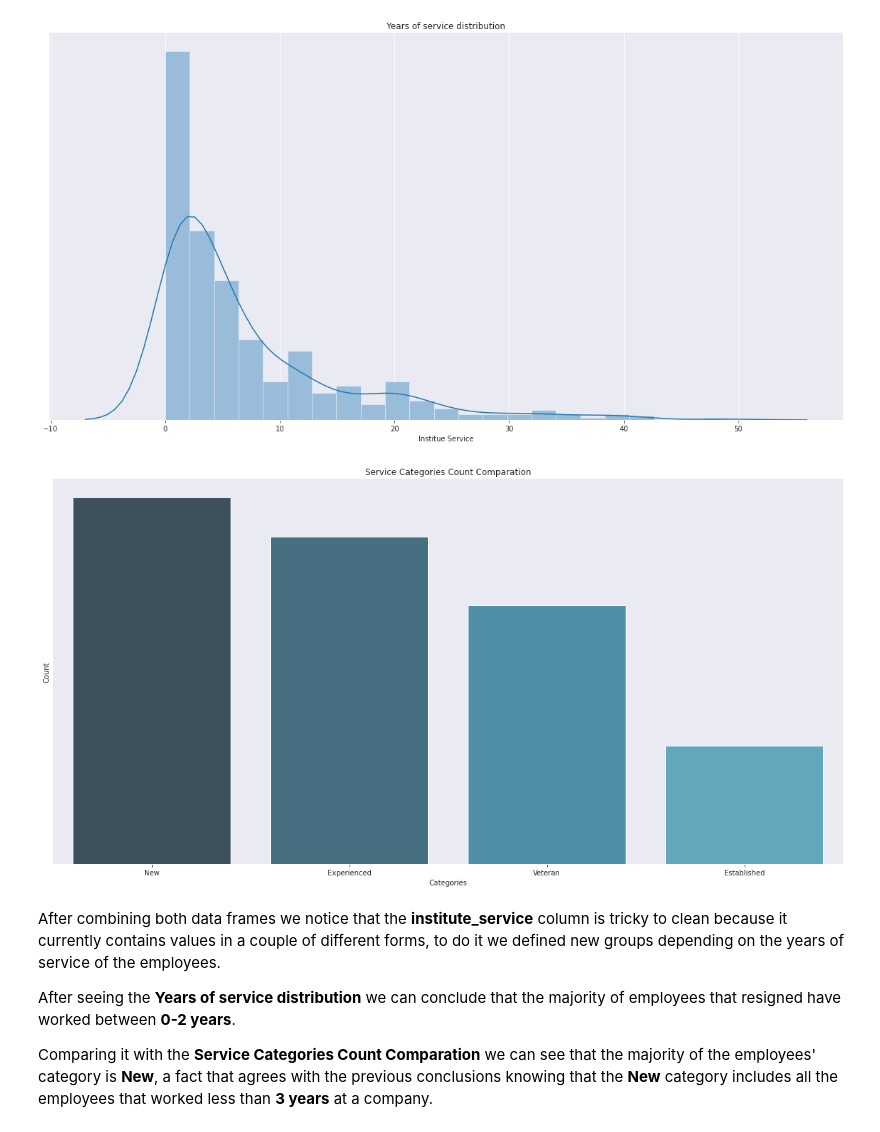
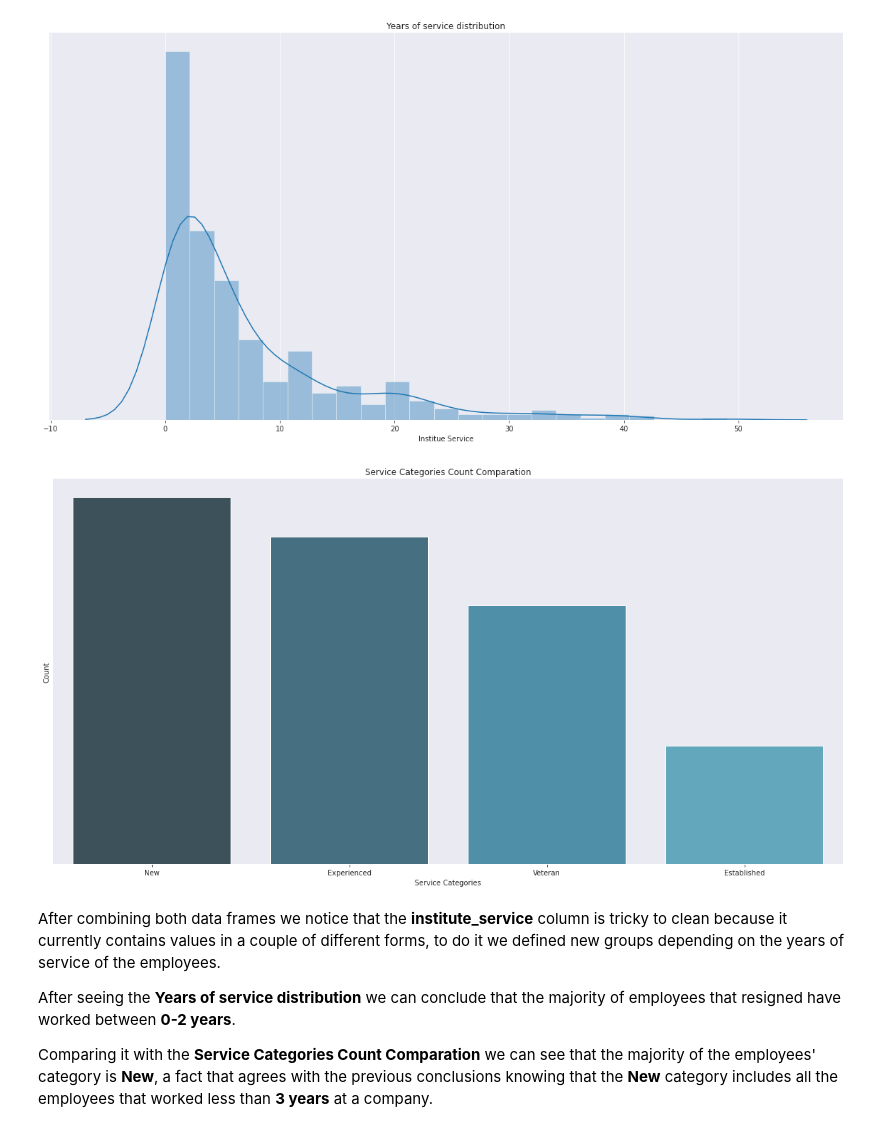
Before and after one commit to raduspaimoc/DataQuest-Projects, a Jupyter notebook: Guided Project_ Clean And Analyze Employee Exit Surveys/Clean And Analyze Employee Exit Surveys.ipynb, the cells around one changed output. Drawn from its saved outputs; the diff is of its cells as text; code cells hidden in the pictures.

```diff
--- a/Guided Project_ Clean And Analyze Employee Exit Surveys/Clean And Analyze Employee Exit Surveys.ipynb
+++ b/Guided Project_ Clean And Analyze Employee Exit Surveys/Clean And Analyze Employee Exit Surveys.ipynb
@@ -910,17 +910,17 @@ sns.despine(left=True)
 # %%
 plt.figure(figsize=(20, 10))
 sns.set_style("darkgrid")
 ax = sns.barplot(x =combined_updated["service_cat"].value_counts().index,
                  y=combined_updated["service_cat"].value_counts(),
                  palette=sns.color_palette("GnBu_d"))
 ax.set_yticks([])
 ax.set_title("Service Categories Count Comparation")
-ax.set_xlabel("Categories")
+ax.set_xlabel("Service Categories")
 ax.set_ylabel("Count")
 ax.tick_params(bottom=True, top=False, left=False, right=False, labelbottom=True)
 sns.despine(left=True)
 # %% [output]
-[figure, old version]
+[figure, new version]
 # %% [markdown]
 After combining both data frames we notice that the __institute_service__ column is tricky to clean because it currently contains values in a couple of different forms, to do it we defined new groups depending on the years of service of the employees.
 
```
Also changed, not shown: parts of 13 cells of this notebook.
